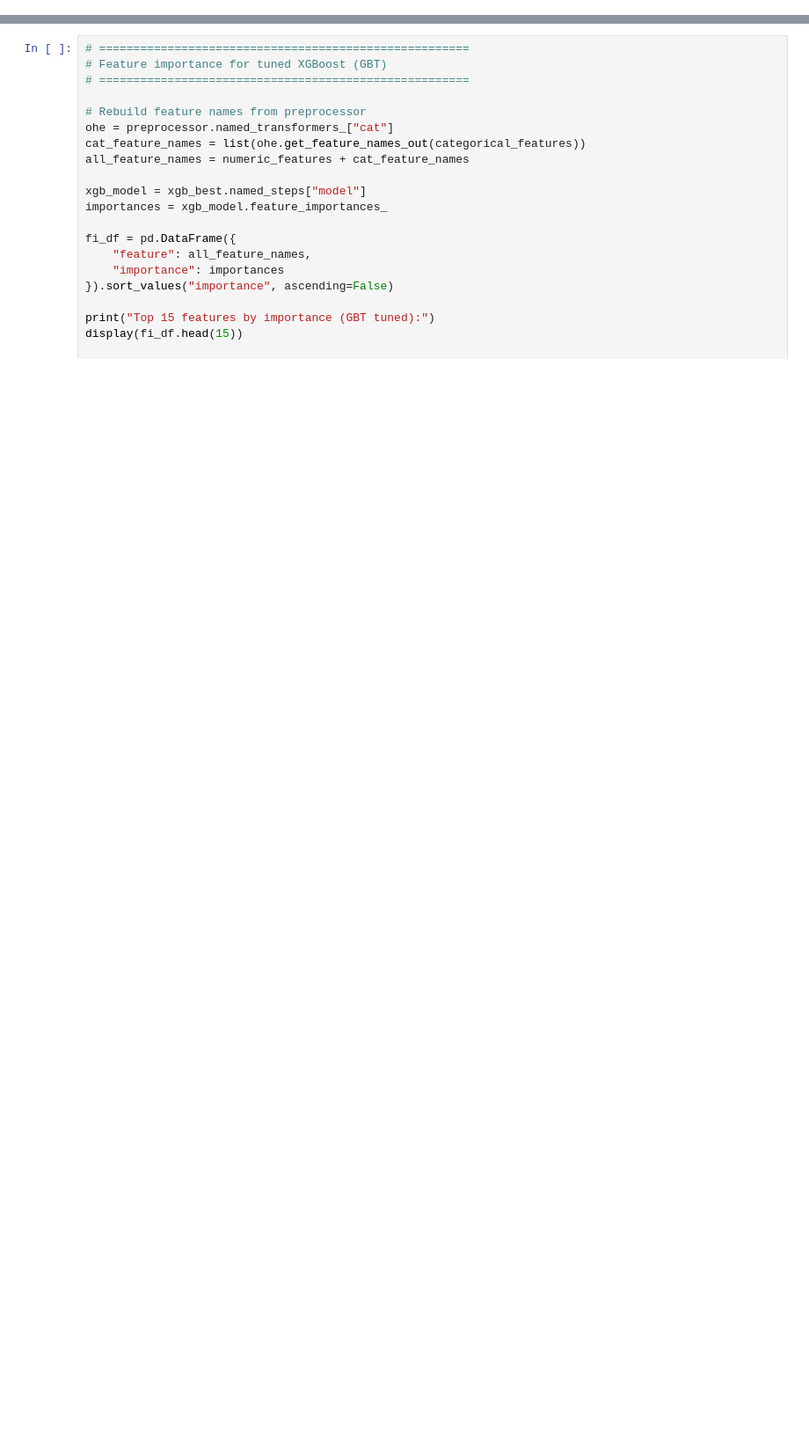
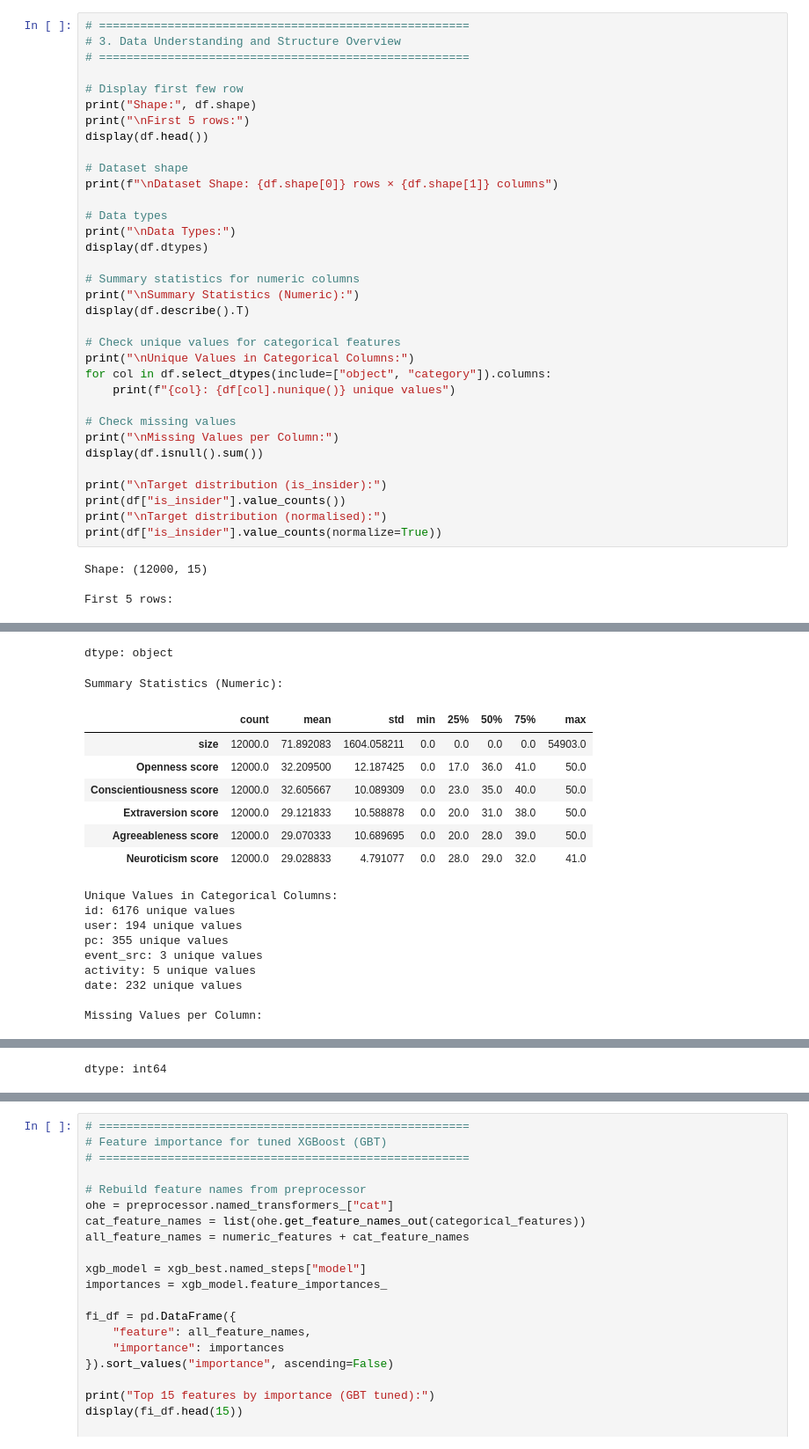
Before and after one commit to egyinmoe/Detecting-Insider-Threats-through-Behavioral-AI_Dissertation, a Jupyter notebook: Ver2_Insiderthreat_withgithub.ipynb, the cells around one changed output, grey strips where cells are left out. Shown at 88% size. Saved outputs shown, nothing was run; the diff lists cells and outputs as text; blank space fills up the shorter version.

```diff
--- a/Ver2_Insiderthreat_withgithub.ipynb
+++ b/Ver2_Insiderthreat_withgithub.ipynb
@@ -845,0 +90,38 @@ weighted avg       1.00      1.00      1.00      2400
+# %%
+# ======================================================
+# 3. Data Understanding and Structure Overview
+# ======================================================
+
+# Display first few row
+print("Shape:", df.shape)
+print("\nFirst 5 rows:")
+display(df.head())
+
+# Dataset shape
+print(f"\nDataset Shape: {df.shape[0]} rows × {df.shape[1]} columns")
+
+# Data types
+print("\nData Types:")
+display(df.dtypes)
+
+# Summary statistics for numeric columns
+print("\nSummary Statistics (Numeric):")
+display(df.describe().T)
+
+# Check unique values for categorical features
+print("\nUnique Values in Categorical Columns:")
+for col in df.select_dtypes(include=["object", "category"]).columns:
+    print(f"{col}: {df[col].nunique()} unique values")
+
+# Check missing values
+print("\nMissing Values per Column:")
+display(df.isnull().sum())
+
+print("\nTarget distribution (is_insider):")
+print(df["is_insider"].value_counts())
+print("\nTarget distribution (normalised):")
+print(df["is_insider"].value_counts(normalize=True))
+# %% [output]
+Shape: (12000, 15)
+
+First 5 rows:
@@ -845,0 +153,18 @@ weighted avg       1.00      1.00      1.00      2400
+dtype: object
+Summary Statistics (Numeric):
+|  | count | mean | std | min | 25% | 50% | 75% | max |
+| size | 12000.0 | 71.892083 | 1604.058211 | 0.0 | 0.0 | 0.0 | 0.0 | 54903.0 |
+| Openness score | 12000.0 | 32.209500 | 12.187425 | 0.0 | 17.0 | 36.0 | 41.0 | 50.0 |
+| Conscientiousness score | 12000.0 | 32.605667 | 10.089309 | 0.0 | 23.0 | 35.0 | 40.0 | 50.0 |
+| Extraversion score | 12000.0 | 29.121833 | 10.588878 | 0.0 | 20.0 | 31.0 | 38.0 | 50.0 |
+| Agreeableness score | 12000.0 | 29.070333 | 10.689695 | 0.0 | 20.0 | 28.0 | 39.0 | 50.0 |
+| Neuroticism score | 12000.0 | 29.028833 | 4.791077 | 0.0 | 28.0 | 29.0 | 32.0 | 41.0 |
+Unique Values in Categorical Columns:
+id: 6176 unique values
+user: 194 unique values
+pc: 355 unique values
+event_src: 3 unique values
+activity: 5 unique values
+date: 232 unique values
+
+Missing Values per Column:
@@ -845,0 +187 @@ weighted avg       1.00      1.00      1.00      2400
+dtype: int64
```
Also changed, not shown: parts of 87 cells of this notebook.
